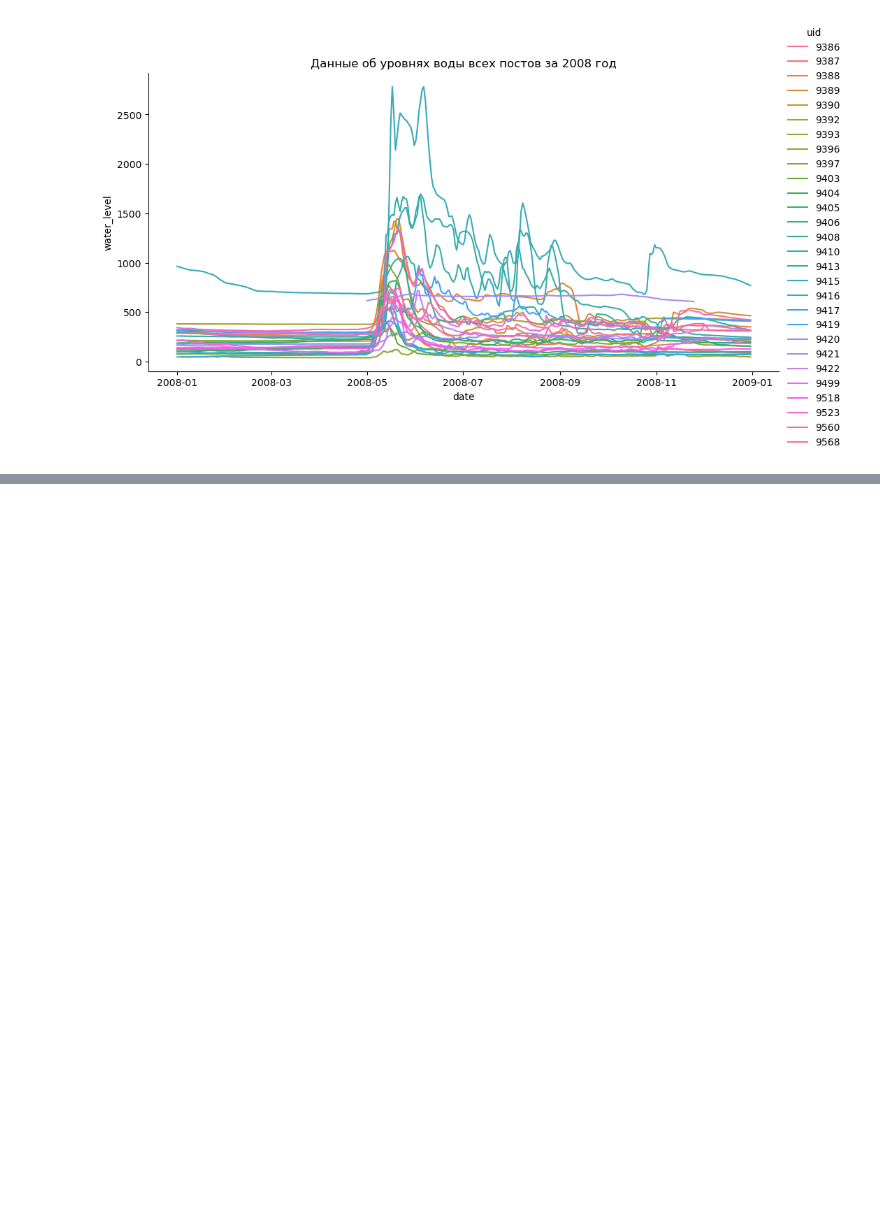
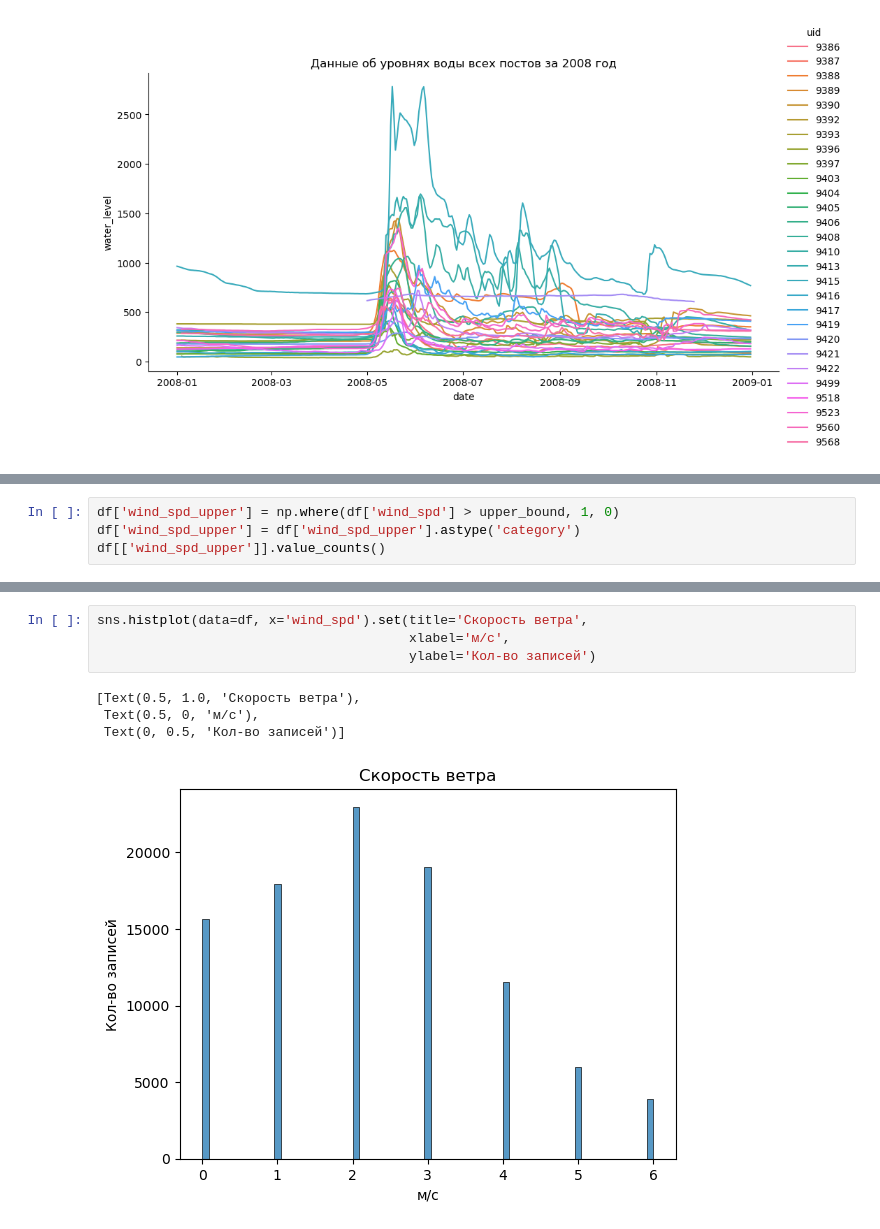
Before and after one commit to phys-winner/water-predictor-bot, a Jupyter notebook: notebooks/eda.ipynb, the cells around one changed output, grey strips where cells are left out. Cells and saved outputs as stored; diff of their text form; blank space fills up the shorter version.

```diff
--- a/notebooks/eda.ipynb
+++ b/notebooks/eda.ipynb
@@ -926,0 +933,4 @@ df.select_dtypes(include=[np.number]).head(2)
+# %%
+df['wind_spd_upper'] = np.where(df['wind_spd'] > upper_bound, 1, 0)
+df['wind_spd_upper'] = df['wind_spd_upper'].astype('category')
+df[['wind_spd_upper']].value_counts()
@@ -926,0 +948,9 @@ df.select_dtypes(include=[np.number]).head(2)
+# %%
+sns.histplot(data=df, x='wind_spd').set(title='Скорость ветра',
+                                        xlabel='м/с',
+                                        ylabel='Кол-во записей')
+# %% [output]
+[Text(0.5, 1.0, 'Скорость ветра'),
+ Text(0.5, 0, 'м/с'),
+ Text(0, 0.5, 'Кол-во записей')]
+[figure, added]
```
Also changed, not shown: parts of 91 cells of this notebook.
